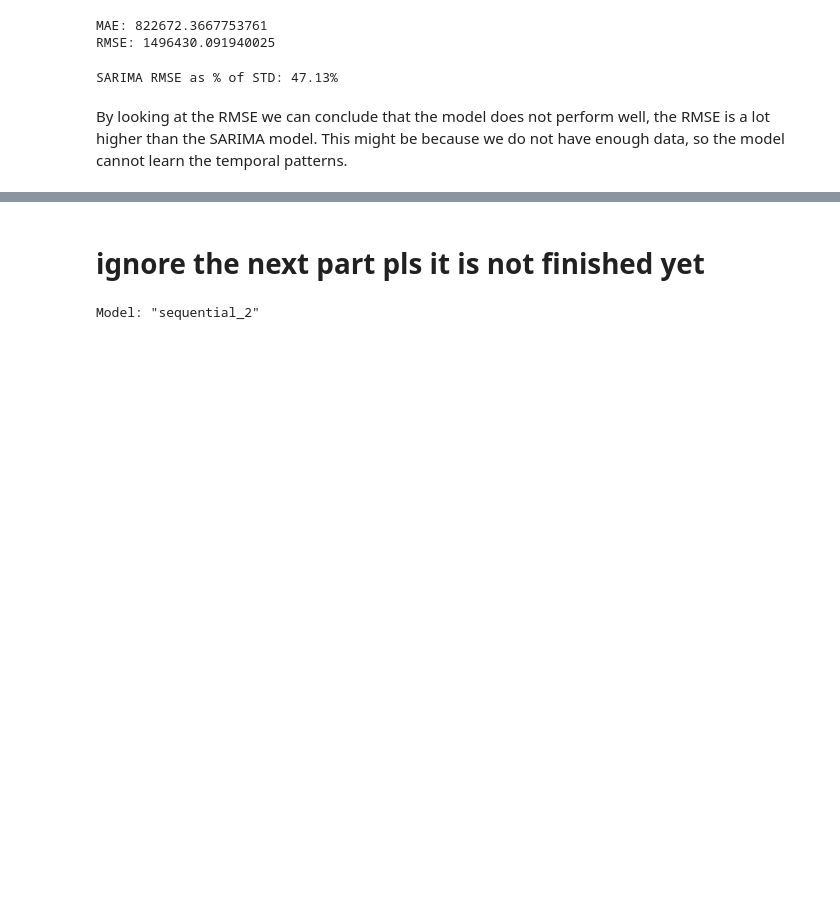
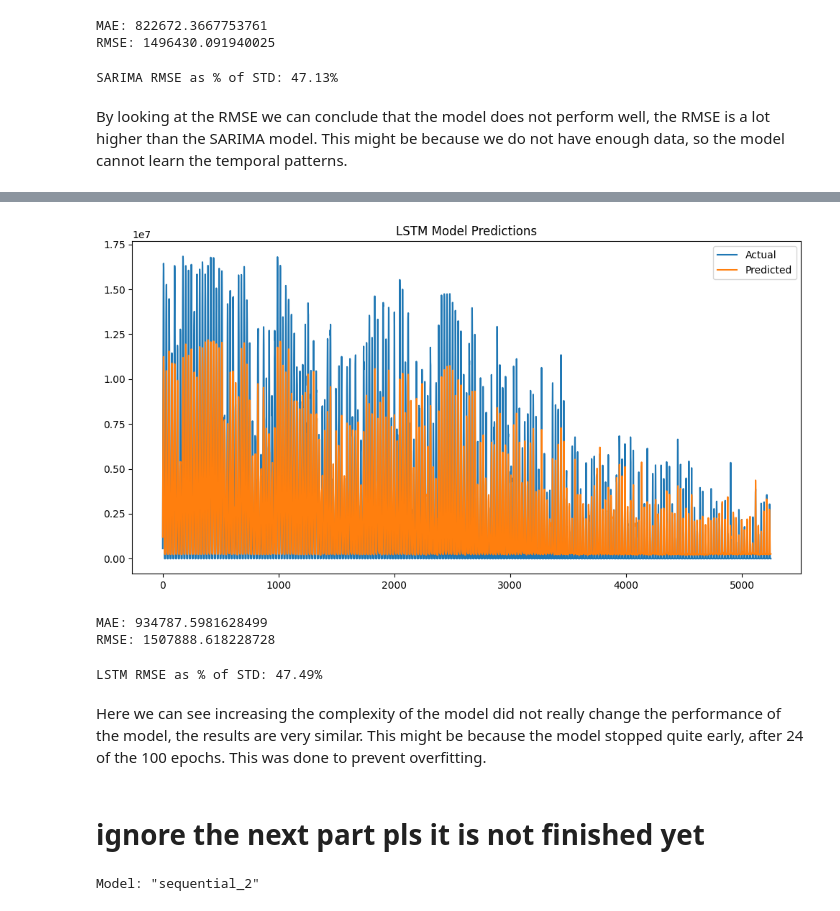
Before and after one commit to estherw66/EnergieOpwek, a Jupyter notebook: models/SolarEnergyPrediction.ipynb, the cells around one changed output, grey strips where cells are left out. Saved outputs shown, nothing was run; the diff lists cells and outputs as text; code cells hidden in the pictures; blank space fills up the shorter version.

```diff
--- a/models/SolarEnergyPrediction.ipynb
+++ b/models/SolarEnergyPrediction.ipynb
@@ -476,0 +567,13 @@ By looking at the RMSE we can conclude that the model does not perform well, the
+# %%
+y_pred_scaled = model.predict(X_test)
+
+y_pred = target_scaler.inverse_transform(y_pred_scaled)
+y_test_original = target_scaler.inverse_transform(y_test)
+
+plt.figure(figsize=(12, 6))
+plt.plot(y_test_original, label="Actual")
+plt.plot(y_pred, label="Predicted")
+plt.legend()
+plt.title("LSTM Model Predictions")
+plt.show()
+# %% [output]
@@ -477,3 +581,20 @@ By looking at the RMSE we can conclude that the model does not perform well, the
+[figure, added]
+# %%
+mae = mean_absolute_error(y_test_original, y_pred)
+rmse = np.sqrt(mean_squared_error(y_test_original, y_pred))
+
+print(f"MAE: {mae}")
+print(f"RMSE: {rmse}")
+# %% [output]
+MAE: 934787.5981628499
+RMSE: 1507888.618228728
+# %%
+lstm_rmse_std = calculate_rmse_vs_std(rmse, std)
+print(f'LSTM RMSE as % of STD: {lstm_rmse_std:.2f}%')
+# %% [output]
+LSTM RMSE as % of STD: 47.49%
+# %% [markdown]
+Here we can see increasing the complexity of the model did not really change the performance of the model, the results are very similar. This might be because the model stopped quite early, after 24 of the 100 epochs. This was done to prevent overfitting.
 # %% [markdown]
 # ignore the next part pls it is not finished yet
 # %%
```
Also changed, not shown: parts of 13 cells of this notebook.
